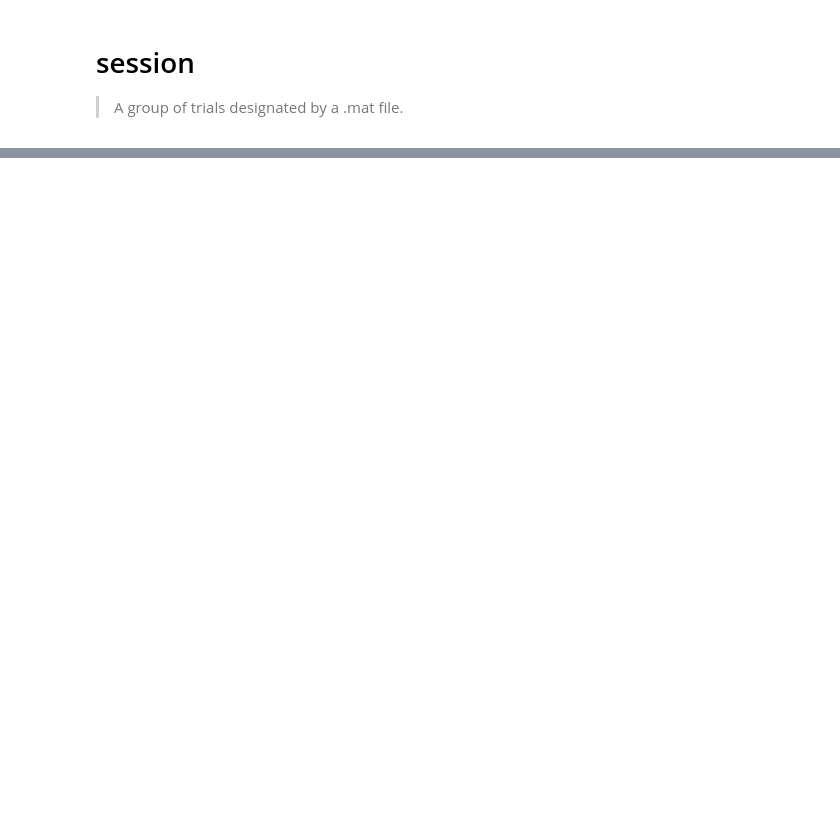
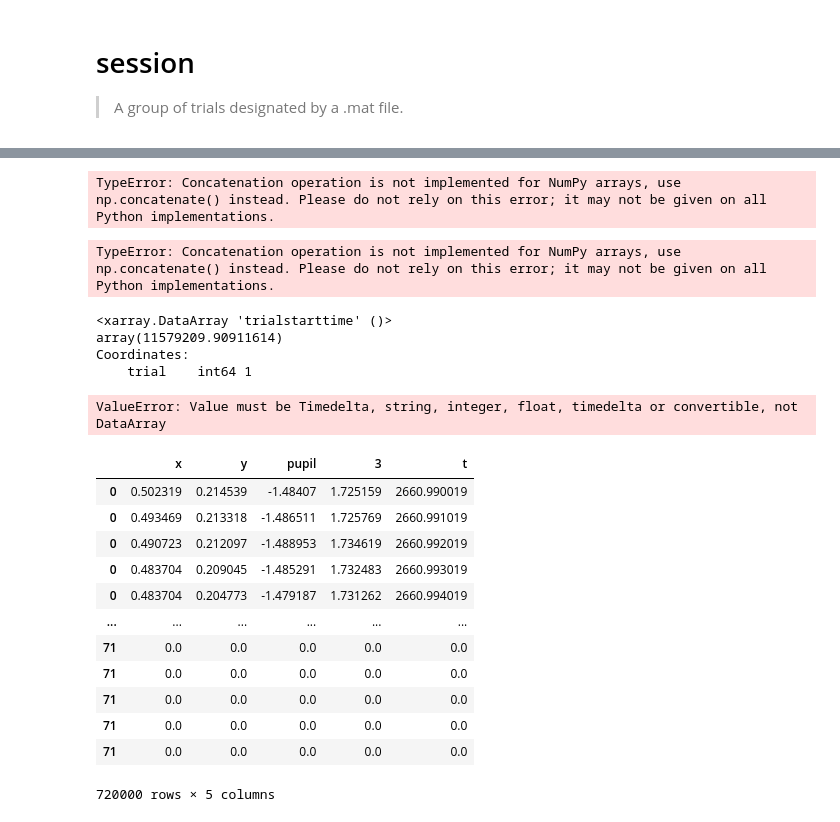
Before and after one commit to schlich/vns, a Jupyter notebook: nbs/00_session.ipynb, the cells around one changed output, grey strips where cells are left out. Saved outputs shown, nothing was run; the diff lists cells and outputs as text; code cells hidden in the pictures; blank space fills up the shorter version.

```diff
--- a/nbs/00_session.ipynb
+++ b/nbs/00_session.ipynb
@@ -116,0 +161,38 @@ next_session = Session(next(mat_files))
+# %%
+session_data.assign(t=session_data["trialstarttime"] + session_data.attrs["start_time"])
+# %% [output]
+TypeError: Concatenation operation is not implemented for NumPy arrays, use np.concatenate() instead. Please do not rely on this error; it may not be given on all Python implementations.
+# %%
+trials_start_time = (
+    next_session.datatree["trialstarttime"] + next_session.datatree.attrs["start_time"]
+)
+# %% [output]
+TypeError: Concatenation operation is not implemented for NumPy arrays, use np.concatenate() instead. Please do not rely on this error; it may not be given on all Python implementations.
+# %%
+trials_start_time
+# %% [output]
+<xarray.DataArray 'trialstarttime' ()>
+array(11579209.90911614)
+Coordinates:
+    trial    int64 1
+# %%
+pd.to_timedelta(trials_start_time, unit="ms")
+# %% [output]
+ValueError: Value must be Timedelta, string, integer, float, timedelta or convertible, not DataArray
+# %%
+t_eyepos = next_session.eyejoy().explode(column=["x", "y", "pupil", 3, "dt"])
+t_eyepos.index = t_eyepos["dt"] + t_0
+# %% [output]
+|  | x | y | pupil | 3 | t |
+| 0 | 0.502319 | 0.214539 | -1.48407 | 1.725159 | 2660.990019 |
+| 0 | 0.493469 | 0.213318 | -1.486511 | 1.725769 | 2660.991019 |
+| 0 | 0.490723 | 0.212097 | -1.488953 | 1.734619 | 2660.992019 |
+| 0 | 0.483704 | 0.209045 | -1.485291 | 1.732483 | 2660.993019 |
+| 0 | 0.483704 | 0.204773 | -1.479187 | 1.731262 | 2660.994019 |
+| ... | ... | ... | ... | ... | ... |
+| 71 | 0.0 | 0.0 | 0.0 | 0.0 | 0.0 |
+| 71 | 0.0 | 0.0 | 0.0 | 0.0 | 0.0 |
+| 71 | 0.0 | 0.0 | 0.0 | 0.0 | 0.0 |
+| 71 | 0.0 | 0.0 | 0.0 | 0.0 | 0.0 |
+| 71 | 0.0 | 0.0 | 0.0 | 0.0 | 0.0 |
+720000 rows × 5 columns
```
Also changed, not shown: parts of 20 cells of this notebook, 22 other files.
